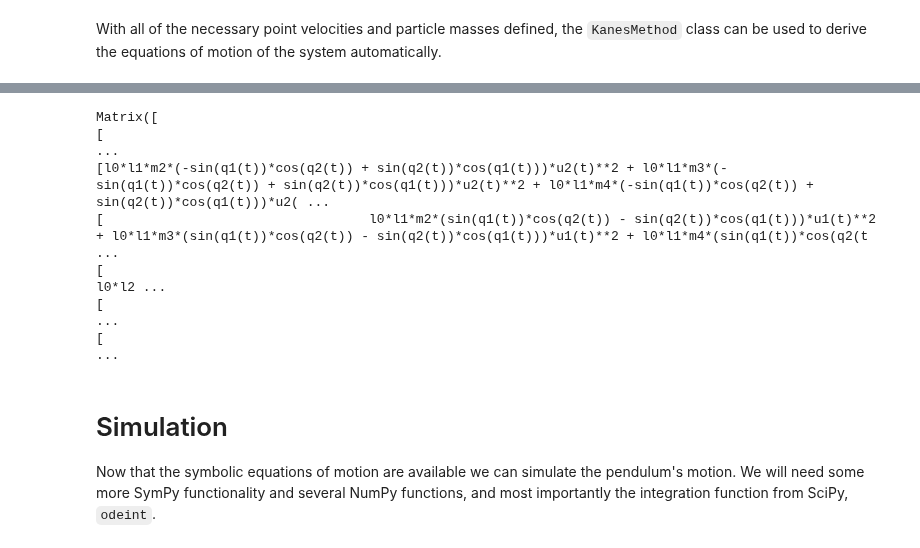
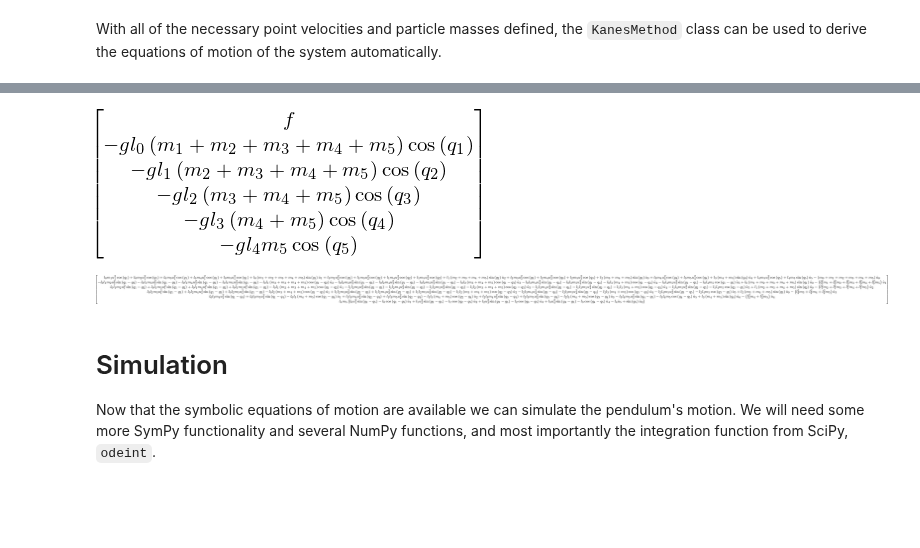
Before and after one commit to pydy/pydy, a Jupyter notebook: examples/npendulum/n-pendulum-control.ipynb, the cells around one changed output, grey strips where cells are left out. Cells and saved outputs as stored; diff of their text form; code cells hidden in the pictures; blank space fills up the shorter version.

```diff
--- a/examples/npendulum/n-pendulum-control.ipynb
+++ b/examples/npendulum/n-pendulum-control.ipynb
@@ -98,13 +93,11 @@ Matrix([
-# %%
-frstar
-# %% [output]
-Matrix([
-[                                                                                                                                                                                                        ...
-[l0*l1*m2*(-sin(q1(t))*cos(q2(t)) + sin(q2(t))*cos(q1(t)))*u2(t)**2 + l0*l1*m3*(-sin(q1(t))*cos(q2(t)) + sin(q2(t))*cos(q1(t)))*u2(t)**2 + l0*l1*m4*(-sin(q1(t))*cos(q2(t)) + sin(q2(t))*cos(q1(t)))*u2( ...
-[                                  l0*l1*m2*(sin(q1(t))*cos(q2(t)) - sin(q2(t))*cos(q1(t)))*u1(t)**2 + l0*l1*m3*(sin(q1(t))*cos(q2(t)) - sin(q2(t))*cos(q1(t)))*u1(t)**2 + l0*l1*m4*(sin(q1(t))*cos(q2(t ...
-[                                                                                                                                                                                                  l0*l2 ...
-[                                                                                                                                                                                                        ...
-[                                                                                                                                                                                                        ...
+# %%
+trigsimp(fr)
+# %% [output]
+[figure, added]
+# %%
+trigsimp(frstar)
+# %% [output]
+[figure, added]
 # %% [markdown]
 Simulation
 ==========
```
Also changed, not shown: parts of 17 cells of this notebook.
